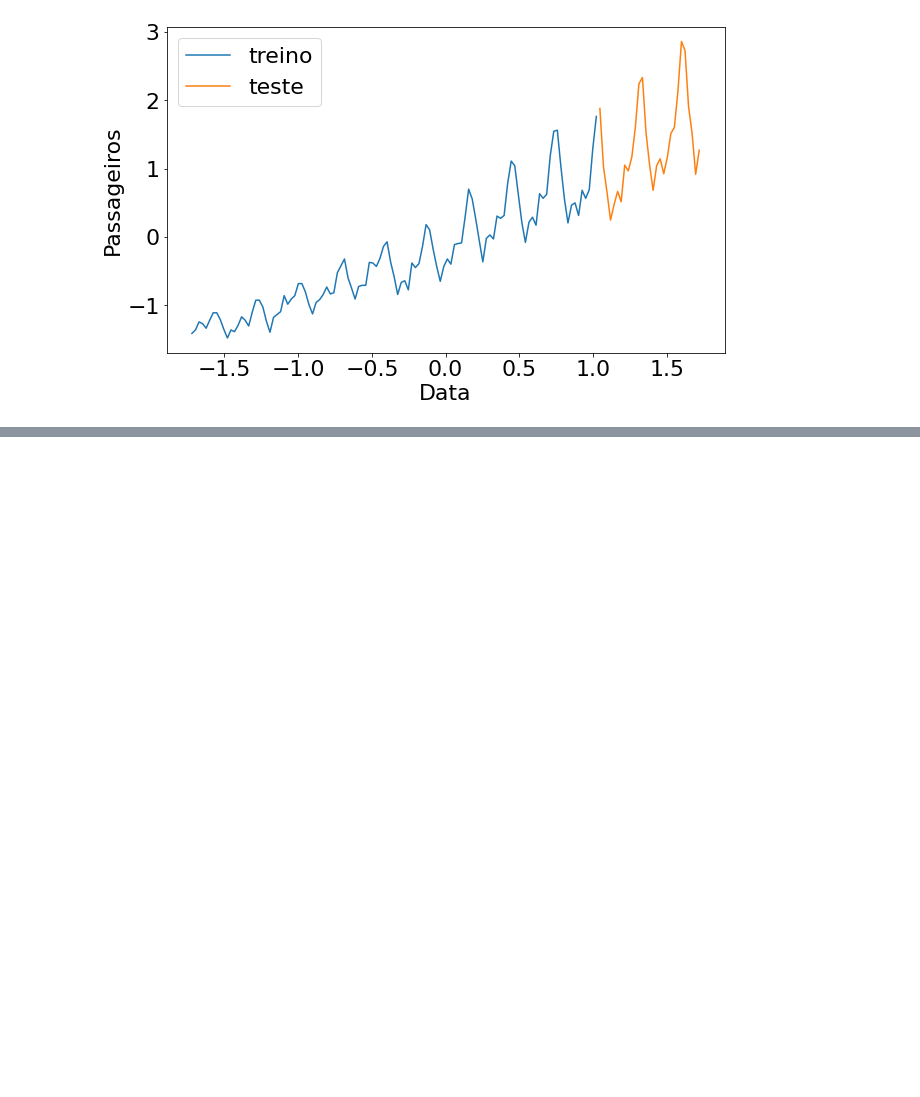
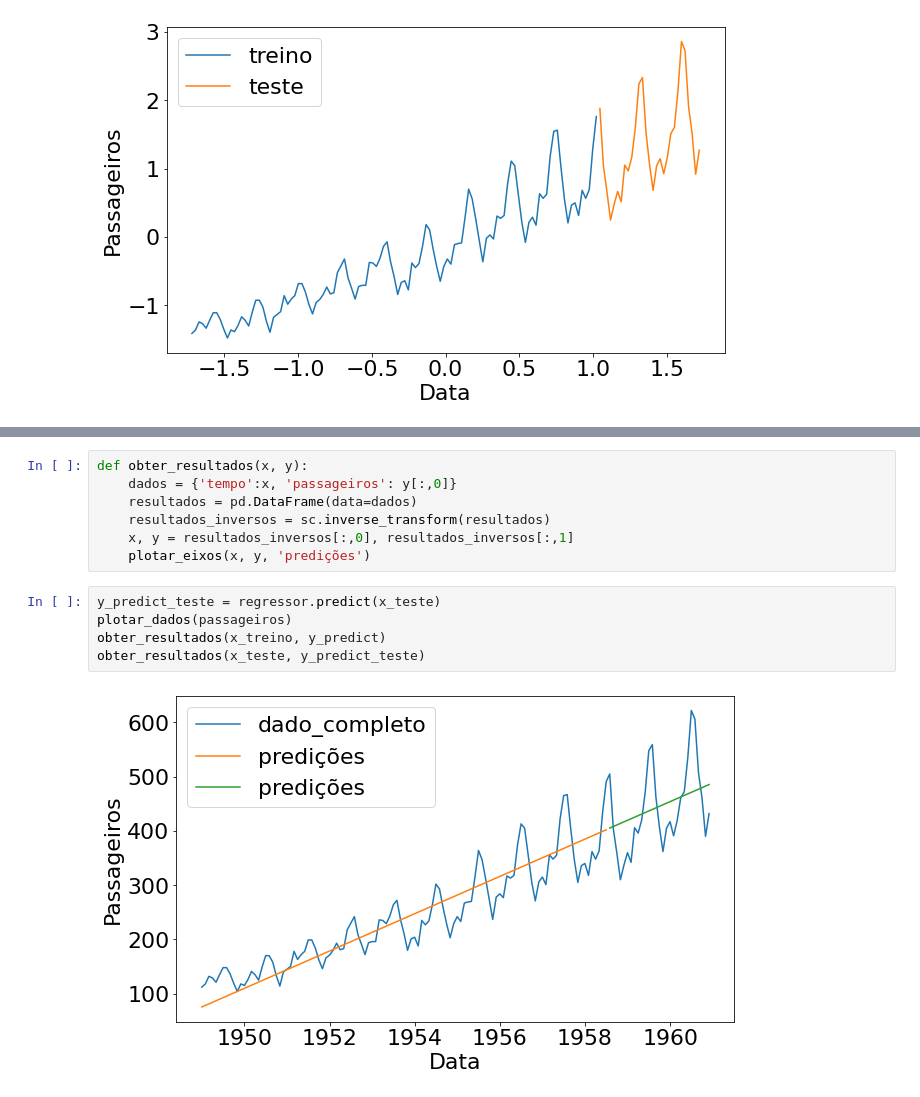
Before and after one commit to edabruzzo/machine_learning_alura, a Jupyter notebook: previsao_keras_1.ipynb, the cells around one changed output, grey strips where cells are left out. Drawn from its saved outputs; the diff is of its cells as text; blank space fills up the shorter version.

```diff
--- a/previsao_keras_1.ipynb
+++ b/previsao_keras_1.ipynb
@@ -96,0 +175,14 @@ plotar_eixos(x_teste, y_teste, 'teste')
+# %%
+def obter_resultados(x, y):
+    dados = {'tempo':x, 'passageiros': y[:,0]}
+    resultados = pd.DataFrame(data=dados)
+    resultados_inversos = sc.inverse_transform(resultados)
+    x, y = resultados_inversos[:,0], resultados_inversos[:,1]
+    plotar_eixos(x, y, 'predições')
+# %%
+y_predict_teste = regressor.predict(x_teste)
+plotar_dados(passageiros)
+obter_resultados(x_treino, y_predict)
+obter_resultados(x_teste, y_predict_teste)
+# %% [output]
+[figure, added]
```
Also changed, not shown: parts of 5 cells of this notebook.
